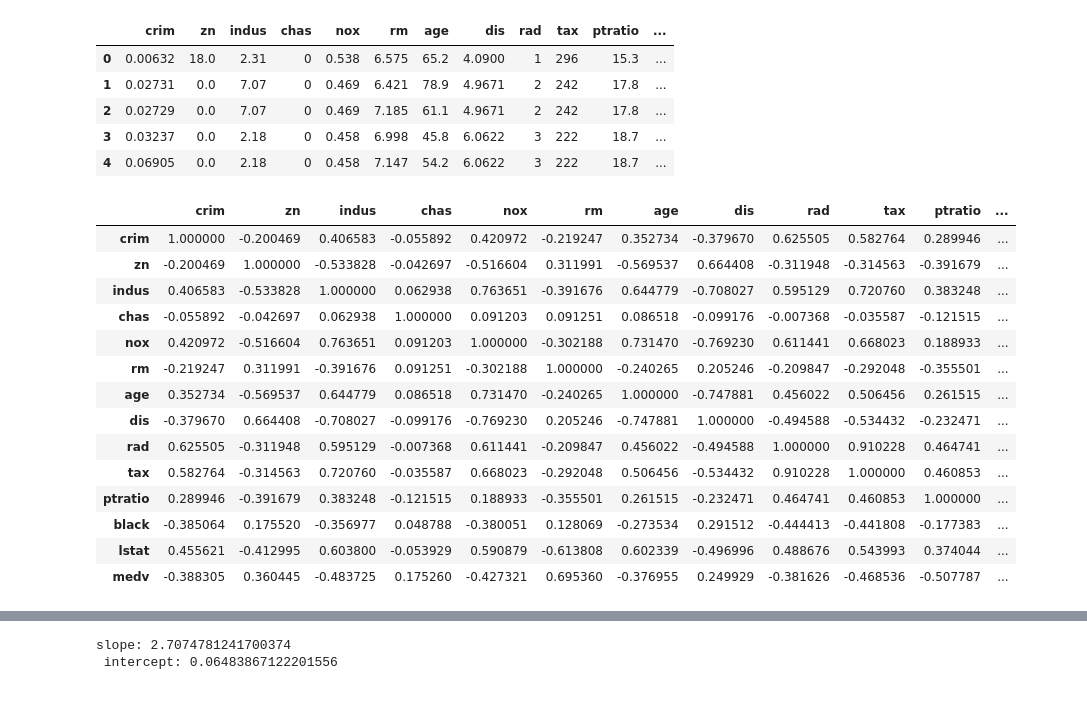
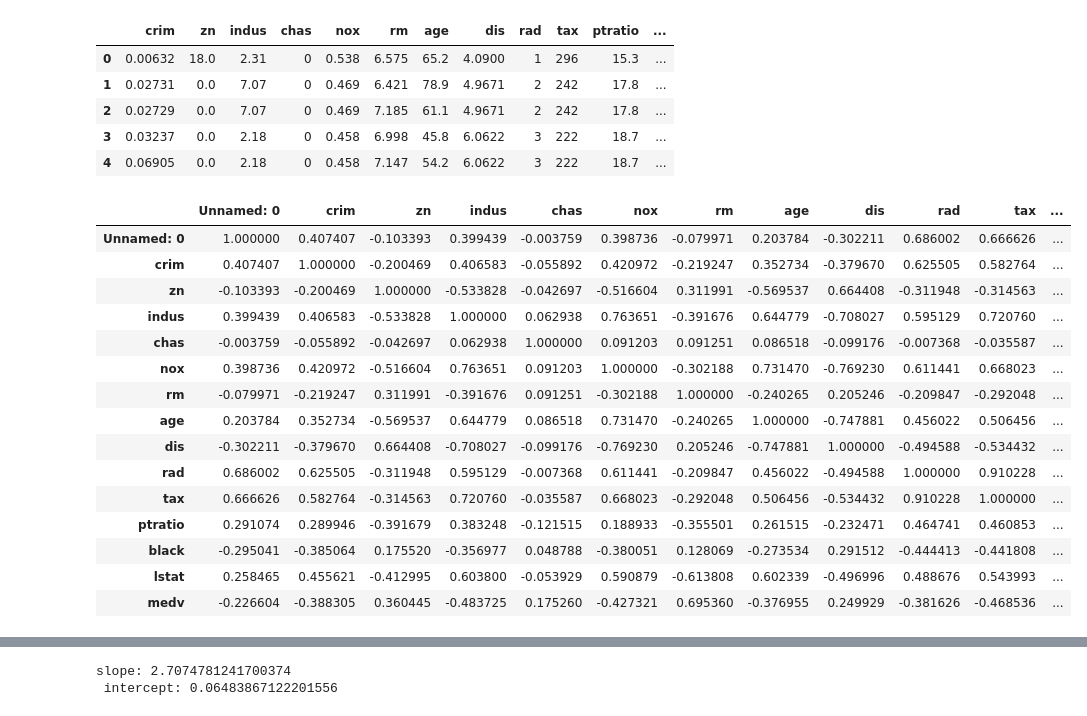
Before and after one commit to shubhamshinde3/DL_collab, a Jupyter notebook: DL_Lab_P1.ipynb, the cells around one changed output, grey strips where cells are left out. Drawn from its saved outputs; the diff is of its cells as text; code cells hidden in the pictures.

```diff
--- a/DL_Lab_P1.ipynb
+++ b/DL_Lab_P1.ipynb
@@ -31,23 +33,24 @@ df1.head()
 | 3 | 0.03237 | 0.0 | 2.18 | 0 | 0.458 | 6.998 | 45.8 | 6.0622 | 3 | 222 | 18.7 | ... |
 | 4 | 0.06905 | 0.0 | 2.18 | 0 | 0.458 | 7.147 | 54.2 | 6.0622 | 3 | 222 | 18.7 | ... |
 # %%
-df1.corr()
+df.corr()
 # %% [output]
-|  | crim | zn | indus | chas | nox | rm | age | dis | rad | tax | ptratio | ... |
-| crim | 1.000000 | -0.200469 | 0.406583 | -0.055892 | 0.420972 | -0.219247 | 0.352734 | -0.379670 | 0.625505 | 0.582764 | 0.289946 | ... |
-| zn | -0.200469 | 1.000000 | -0.533828 | -0.042697 | -0.516604 | 0.311991 | -0.569537 | 0.664408 | -0.311948 | -0.314563 | -0.391679 | ... |
-| indus | 0.406583 | -0.533828 | 1.000000 | 0.062938 | 0.763651 | -0.391676 | 0.644779 | -0.708027 | 0.595129 | 0.720760 | 0.383248 | ... |
-| chas | -0.055892 | -0.042697 | 0.062938 | 1.000000 | 0.091203 | 0.091251 | 0.086518 | -0.099176 | -0.007368 | -0.035587 | -0.121515 | ... |
-| nox | 0.420972 | -0.516604 | 0.763651 | 0.091203 | 1.000000 | -0.302188 | 0.731470 | -0.769230 | 0.611441 | 0.668023 | 0.188933 | ... |
-| rm | -0.219247 | 0.311991 | -0.391676 | 0.091251 | -0.302188 | 1.000000 | -0.240265 | 0.205246 | -0.209847 | -0.292048 | -0.355501 | ... |
-| age | 0.352734 | -0.569537 | 0.644779 | 0.086518 | 0.731470 | -0.240265 | 1.000000 | -0.747881 | 0.456022 | 0.506456 | 0.261515 | ... |
-| dis | -0.379670 | 0.664408 | -0.708027 | -0.099176 | -0.769230 | 0.205246 | -0.747881 | 1.000000 | -0.494588 | -0.534432 | -0.232471 | ... |
-| rad | 0.625505 | -0.311948 | 0.595129 | -0.007368 | 0.611441 | -0.209847 | 0.456022 | -0.494588 | 1.000000 | 0.910228 | 0.464741 | ... |
-| tax | 0.582764 | -0.314563 | 0.720760 | -0.035587 | 0.668023 | -0.292048 | 0.506456 | -0.534432 | 0.910228 | 1.000000 | 0.460853 | ... |
-| ptratio | 0.289946 | -0.391679 | 0.383248 | -0.121515 | 0.188933 | -0.355501 | 0.261515 | -0.232471 | 0.464741 | 0.460853 | 1.000000 | ... |
-| black | -0.385064 | 0.175520 | -0.356977 | 0.048788 | -0.380051 | 0.128069 | -0.273534 | 0.291512 | -0.444413 | -0.441808 | -0.177383 | ... |
-| lstat | 0.455621 | -0.412995 | 0.603800 | -0.053929 | 0.590879 | -0.613808 | 0.602339 | -0.496996 | 0.488676 | 0.543993 | 0.374044 | ... |
-| medv | -0.388305 | 0.360445 | -0.483725 | 0.175260 | -0.427321 | 0.695360 | -0.376955 | 0.249929 | -0.381626 | -0.468536 | -0.507787 | ... |
+|  | Unnamed: 0 | crim | zn | indus | chas | nox | rm | age | dis | rad | tax | ... |
+| Unnamed: 0 | 1.000000 | 0.407407 | -0.103393 | 0.399439 | -0.003759 | 0.398736 | -0.079971 | 0.203784 | -0.302211 | 0.686002 | 0.666626 | ... |
+| crim | 0.407407 | 1.000000 | -0.200469 | 0.406583 | -0.055892 | 0.420972 | -0.219247 | 0.352734 | -0.379670 | 0.625505 | 0.582764 | ... |
+| zn | -0.103393 | -0.200469 | 1.000000 | -0.533828 | -0.042697 | -0.516604 | 0.311991 | -0.569537 | 0.664408 | -0.311948 | -0.314563 | ... |
+| indus | 0.399439 | 0.406583 | -0.533828 | 1.000000 | 0.062938 | 0.763651 | -0.391676 | 0.644779 | -0.708027 | 0.595129 | 0.720760 | ... |
+| chas | -0.003759 | -0.055892 | -0.042697 | 0.062938 | 1.000000 | 0.091203 | 0.091251 | 0.086518 | -0.099176 | -0.007368 | -0.035587 | ... |
+| nox | 0.398736 | 0.420972 | -0.516604 | 0.763651 | 0.091203 | 1.000000 | -0.302188 | 0.731470 | -0.769230 | 0.611441 | 0.668023 | ... |
+| rm | -0.079971 | -0.219247 | 0.311991 | -0.391676 | 0.091251 | -0.302188 | 1.000000 | -0.240265 | 0.205246 | -0.209847 | -0.292048 | ... |
+| age | 0.203784 | 0.352734 | -0.569537 | 0.644779 | 0.086518 | 0.731470 | -0.240265 | 1.000000 | -0.747881 | 0.456022 | 0.506456 | ... |
+| dis | -0.302211 | -0.379670 | 0.664408 | -0.708027 | -0.099176 | -0.769230 | 0.205246 | -0.747881 | 1.000000 | -0.494588 | -0.534432 | ... |
+| rad | 0.686002 | 0.625505 | -0.311948 | 0.595129 | -0.007368 | 0.611441 | -0.209847 | 0.456022 | -0.494588 | 1.000000 | 0.910228 | ... |
+| tax | 0.666626 | 0.582764 | -0.314563 | 0.720760 | -0.035587 | 0.668023 | -0.292048 | 0.506456 | -0.534432 | 0.910228 | 1.000000 | ... |
+| ptratio | 0.291074 | 0.289946 | -0.391679 | 0.383248 | -0.121515 | 0.188933 | -0.355501 | 0.261515 | -0.232471 | 0.464741 | 0.460853 | ... |
+| black | -0.295041 | -0.385064 | 0.175520 | -0.356977 | 0.048788 | -0.380051 | 0.128069 | -0.273534 | 0.291512 | -0.444413 | -0.441808 | ... |
+| lstat | 0.258465 | 0.455621 | -0.412995 | 0.603800 | -0.053929 | 0.590879 | -0.613808 | 0.602339 | -0.496996 | 0.488676 | 0.543993 | ... |
+| medv | -0.226604 | -0.388305 | 0.360445 | -0.483725 | 0.175260 | -0.427321 | 0.695360 | -0.376955 | 0.249929 | -0.381626 | -0.468536 | ... |
 # %%
 #p = df1.iloc[:12].values
 # step-1: Seperating the features set and the target array
```
Also changed, not shown: parts of 3 cells of this notebook.
